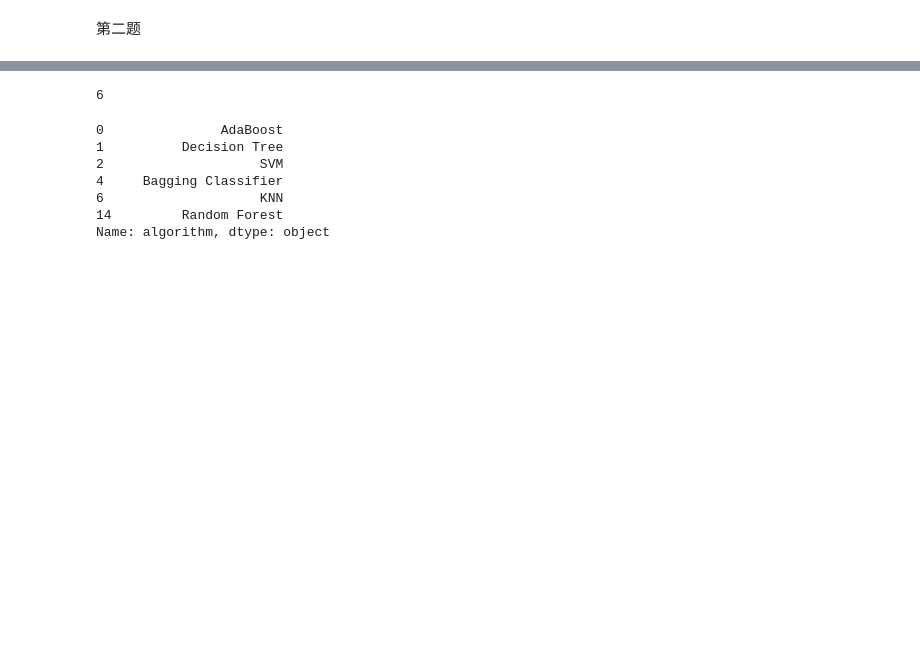
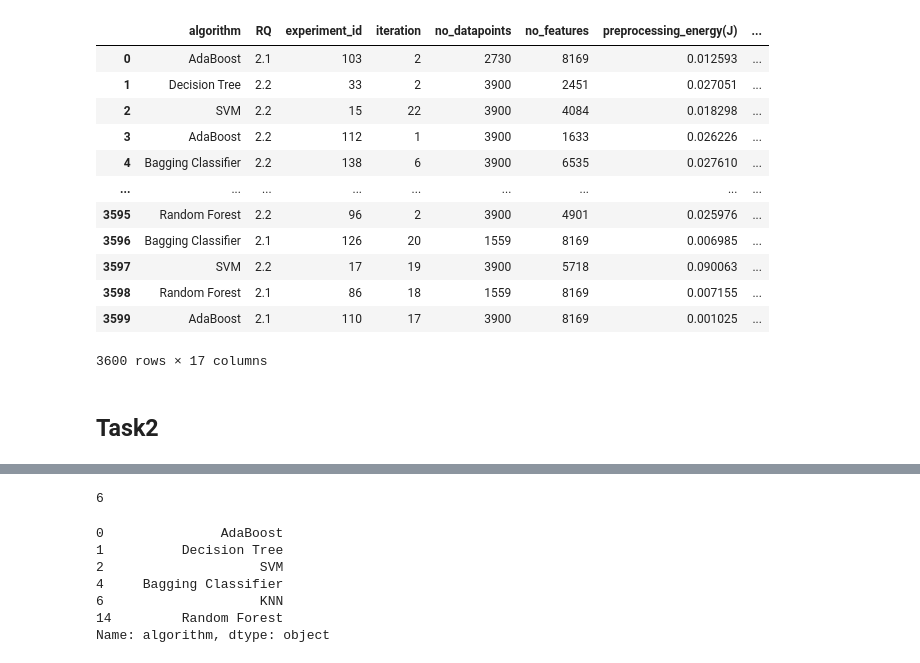
Before and after one commit to kikyo01/info250, a Jupyter notebook: project1/project1.ipynb, the cells around one changed output, grey strips where cells are left out. Saved outputs shown, nothing was run; the diff lists cells and outputs as text; code cells hidden in the pictures; blank space fills up the shorter version.

```diff
--- a/project1/project1.ipynb
+++ b/project1/project1.ipynb
@@ -44,6 +46,22 @@ def cal_prf(algorithm):
     df2 = df1.loc[:,df1.columns[[0,14,15,16]]]
     df3 = df2.groupby(by="algorithm").mean()
     return (df3["precision"].to_numpy(),df3["recall"].to_numpy(),df3["f1"].to_numpy())
+# %%
+df
+# %% [output]
+|  | algorithm | RQ | experiment_id | iteration | no_datapoints | no_features | preprocessing_energy(J) | ... |
+| 0 | AdaBoost | 2.1 | 103 | 2 | 2730 | 8169 | 0.012593 | ... |
+| 1 | Decision Tree | 2.2 | 33 | 2 | 3900 | 2451 | 0.027051 | ... |
+| 2 | SVM | 2.2 | 15 | 22 | 3900 | 4084 | 0.018298 | ... |
+| 3 | AdaBoost | 2.2 | 112 | 1 | 3900 | 1633 | 0.026226 | ... |
+| 4 | Bagging Classifier | 2.2 | 138 | 6 | 3900 | 6535 | 0.027610 | ... |
+| ... | ... | ... | ... | ... | ... | ... | ... | ... |
+| 3595 | Random Forest | 2.2 | 96 | 2 | 3900 | 4901 | 0.025976 | ... |
+| 3596 | Bagging Classifier | 2.1 | 126 | 20 | 1559 | 8169 | 0.006985 | ... |
+| 3597 | SVM | 2.2 | 17 | 19 | 3900 | 5718 | 0.090063 | ... |
+| 3598 | Random Forest | 2.1 | 86 | 18 | 1559 | 8169 | 0.007155 | ... |
+| 3599 | AdaBoost | 2.1 | 110 | 17 | 3900 | 8169 | 0.001025 | ... |
+3600 rows × 17 columns
 # %%
 1#画图
 #这个地方需要改一下  SODA 9/15注
@@ -146,5 +174,3 @@ def plot_barh1(ax):
     ax.barh(y=[1.4,2.4,3.4,4.4,5.4,6.4],width=recall, height=0.2,label="recall" )
     ax.barh(y=[1.6,2.6,3.6,4.6,5.6,6.6],width=f1, height=0.2,label="f1")
     ax.legend()
-# %% [markdown]
-第二题
@@ -158,3 +177,5 @@ def plot_barh1(ax):
+# %% [markdown]
+## Task2
 # %%
 #用experiment_id分组，因为在RQ=2.2时，每个特征数对应一个experiment_id，每个实验进行30次，我们之后讲这30次实验的experiment_id（J）取平均
 # df3 = df2.groupby(by="experiment_id").mean()
```
Also changed, not shown: parts of 23 cells of this notebook.
